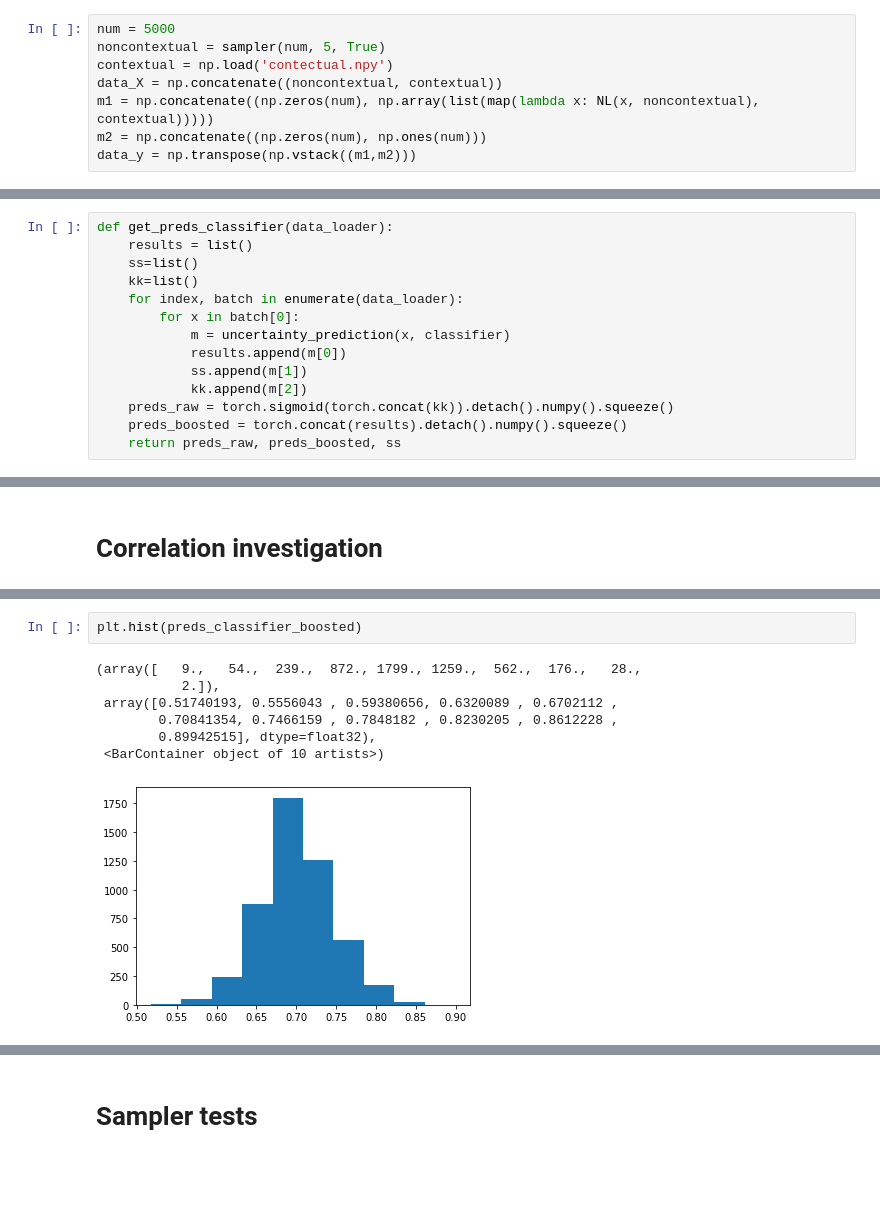
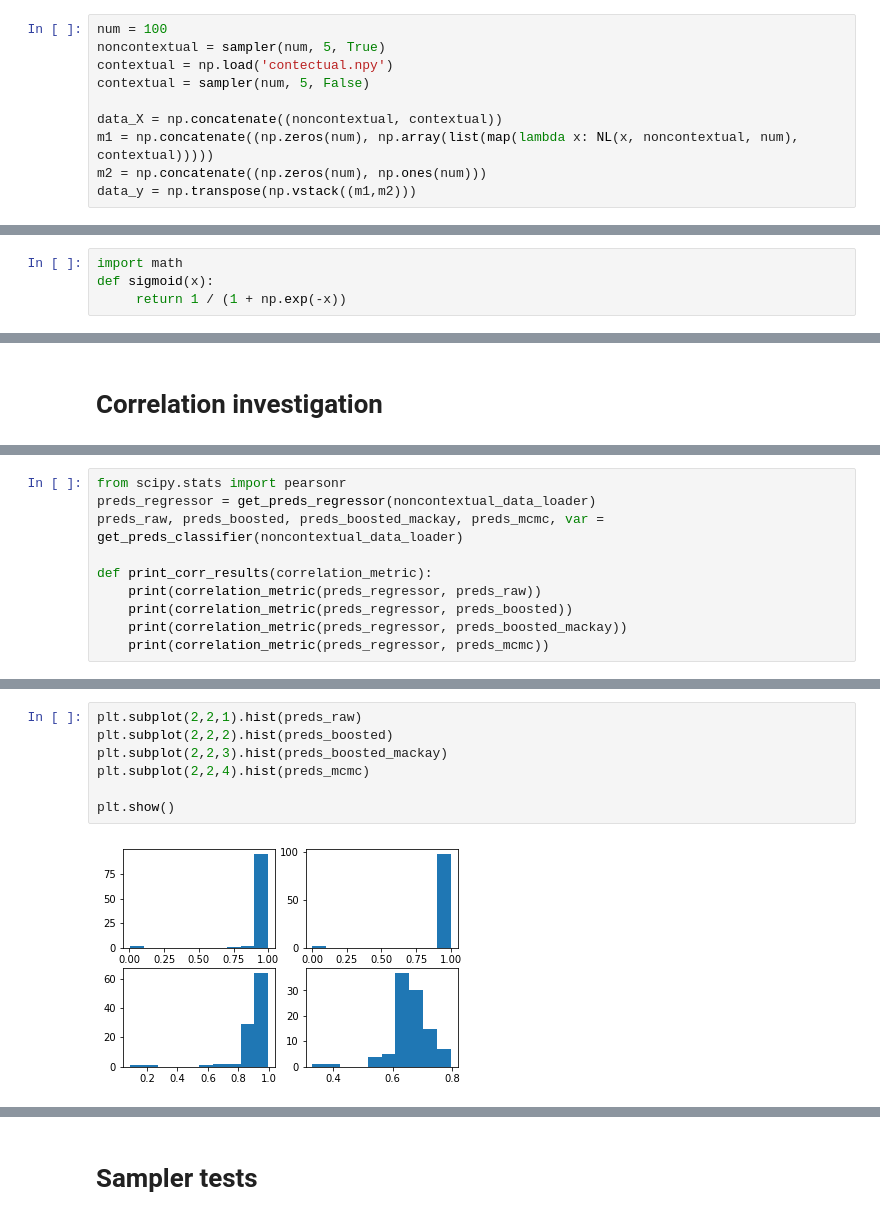
Before and after one commit to JohnnyWasilewski/Ph.D.-studies, a Jupyter notebook: contextulity.ipynb, the cells around one changed output, grey strips where cells are left out. Cells and saved outputs as stored; diff of their text form; blank space fills up the shorter version.

Commit message:
Contextuality analysis

```diff
--- a/contextulity.ipynb
+++ b/contextulity.ipynb
@@ -65,8 +107,10 @@ class MyDataset(Dataset):
 # %%
-num = 5000
+num = 100
 noncontextual = sampler(num, 5, True)
 contextual = np.load('contectual.npy')
+contextual = sampler(num, 5, False)
+
 data_X = np.concatenate((noncontextual, contextual))
-m1 = np.concatenate((np.zeros(num), np.array(list(map(lambda x: NL(x, noncontextual), contextual)))))
+m1 = np.concatenate((np.zeros(num), np.array(list(map(lambda x: NL(x, noncontextual, num), contextual)))))
 m2 = np.concatenate((np.zeros(num), np.ones(num)))
 data_y = np.transpose(np.vstack((m1,m2)))
@@ -228,3 +267,7 @@ A = inverse_hessian()
+# %%
+import math
+def sigmoid(x):
+     return 1 / (1 + np.exp(-x))
 # %%
 def uncertainty_prediction(x, model):
     model.eval()
@@ -239,14 +303,0 @@ def uncertainty_prediction(x, model):
-# %%
-def get_preds_classifier(data_loader):
-    results = list()
-    ss=list()
-    kk=list()
-    for index, batch in enumerate(data_loader):
-        for x in batch[0]:
-            m = uncertainty_prediction(x, classifier)
-            results.append(m[0])
-            ss.append(m[1])
-            kk.append(m[2])
-    preds_raw = torch.sigmoid(torch.concat(kk)).detach().numpy().squeeze()
-    preds_boosted = torch.concat(results).detach().numpy().squeeze()
-    return preds_raw, preds_boosted, ss
@@ -406,0 +438,10 @@ print(corr)
+# %%
+from scipy.stats import pearsonr
+preds_regressor = get_preds_regressor(noncontextual_data_loader)
+preds_raw, preds_boosted, preds_boosted_mackay, preds_mcmc, var = get_preds_classifier(noncontextual_data_loader)
+
+def print_corr_results(correlation_metric):
+    print(correlation_metric(preds_regressor, preds_raw))
+    print(correlation_metric(preds_regressor, preds_boosted))
+    print(correlation_metric(preds_regressor, preds_boosted_mackay))
+    print(correlation_metric(preds_regressor, preds_mcmc))
@@ -407,10 +479,9 @@ print(corr)
 # %%
-plt.hist(preds_classifier_boosted)
+plt.subplot(2,2,1).hist(preds_raw)
+plt.subplot(2,2,2).hist(preds_boosted)
+plt.subplot(2,2,3).hist(preds_boosted_mackay)
+plt.subplot(2,2,4).hist(preds_mcmc)
+
+plt.show()
 # %% [output]
-(array([   9.,   54.,  239.,  872., 1799., 1259.,  562.,  176.,   28.,
-           2.]),
- array([0.51740193, 0.5556043 , 0.59380656, 0.6320089 , 0.6702112 ,
-        0.70841354, 0.7466159 , 0.7848182 , 0.8230205 , 0.8612228 ,
-        0.89942515], dtype=float32),
- <BarContainer object of 10 artists>)
-[figure, old version]
+[figure, new version]
```
Also changed, not shown: parts of 51 cells of this notebook, 1 other file.
